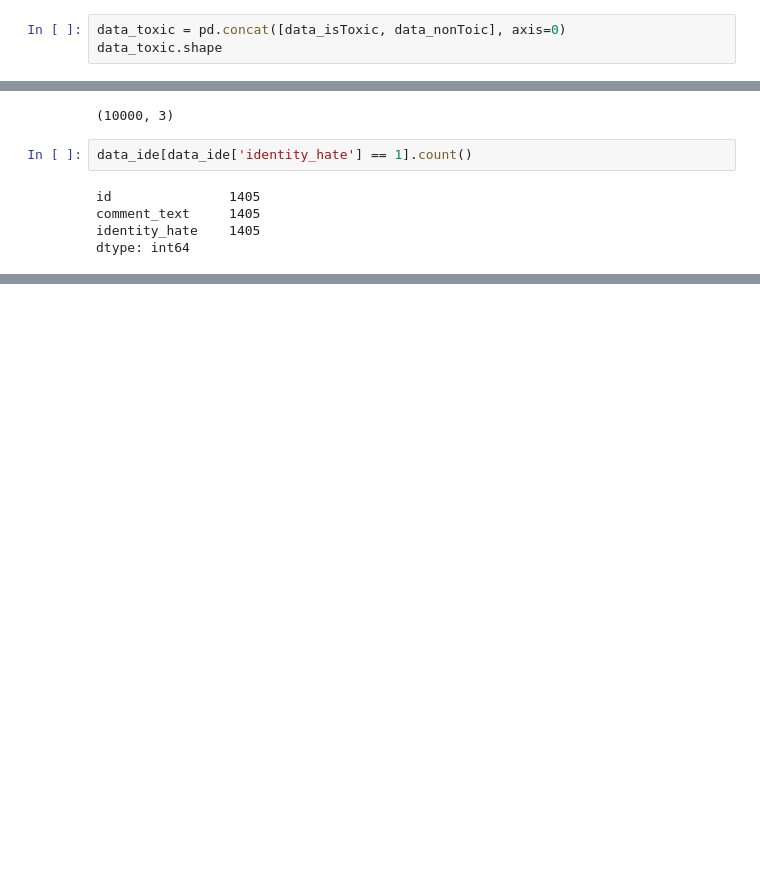
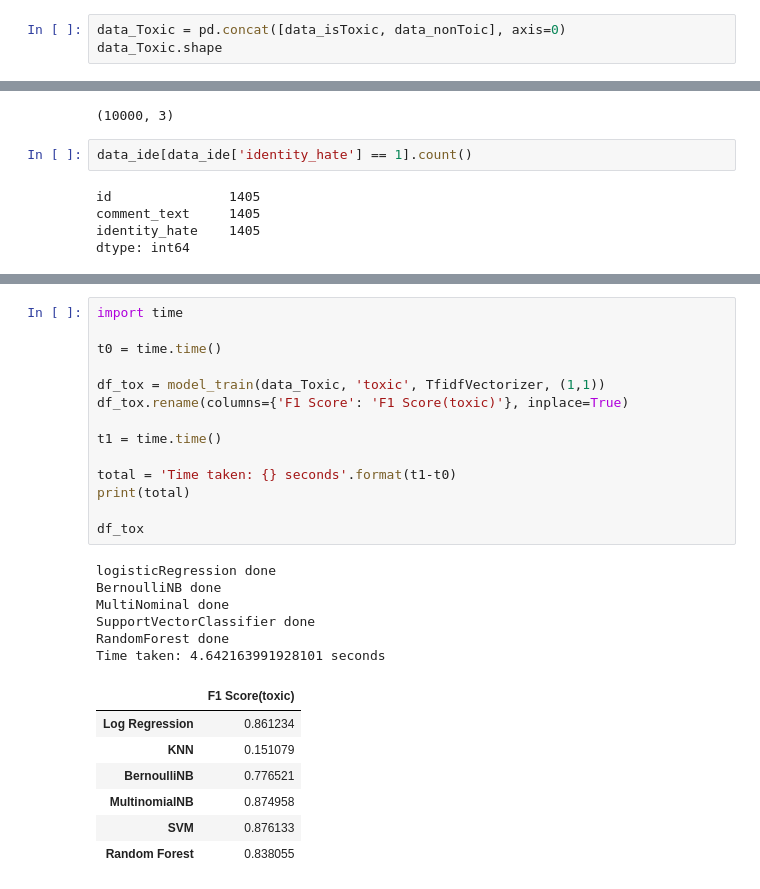
Before and after one commit to rohan-singh987/commentToxicityAnalyzer-ML, a Jupyter notebook: Comment Toxicity Classifier.ipynb, the cells around one changed output, grey strips where cells are left out. Drawn from its saved outputs; the diff is of its cells as text; blank space fills up the shorter version.

```diff
--- a/Comment Toxicity Classifier.ipynb
+++ b/Comment Toxicity Classifier.ipynb
@@ -185,8 +185,8 @@ wordcloud(data_ide,'identity_hate')
 data_isToxic = data_tox[data_tox['toxic'] == 1].iloc[:5000,:]
 data_nonToic = data_tox[data_tox['toxic'] == 0].iloc[:5000, :]
 # %%
-data_toxic = pd.concat([data_isToxic, data_nonToic], axis=0)
-data_toxic.shape
+data_Toxic = pd.concat([data_isToxic, data_nonToic], axis=0)
+data_Toxic.shape
 # %% [output]
 (10000, 3)
 # %% [markdown]
@@ -265,0 +325,28 @@ data_ide_done.shape
+# %%
+import time
+
+t0 = time.time()
+
+df_tox = model_train(data_Toxic, 'toxic', TfidfVectorizer, (1,1))
+df_tox.rename(columns={'F1 Score': 'F1 Score(toxic)'}, inplace=True)
+
+t1 = time.time()
+
+total = 'Time taken: {} seconds'.format(t1-t0)
+print(total)
+
+df_tox
+# %% [output]
+logisticRegression done
+BernoulliNB done
+MultiNominal done
+SupportVectorClassifier done
+RandomForest done
+Time taken: 4.642163991928101 seconds
+|  | F1 Score(toxic) |
+| Log Regression | 0.861234 |
+| KNN | 0.151079 |
+| BernoulliNB | 0.776521 |
+| MultinomialNB | 0.874958 |
+| SVM | 0.876133 |
+| Random Forest | 0.838055 |
```
Also changed, not shown: parts of 14 cells of this notebook.
